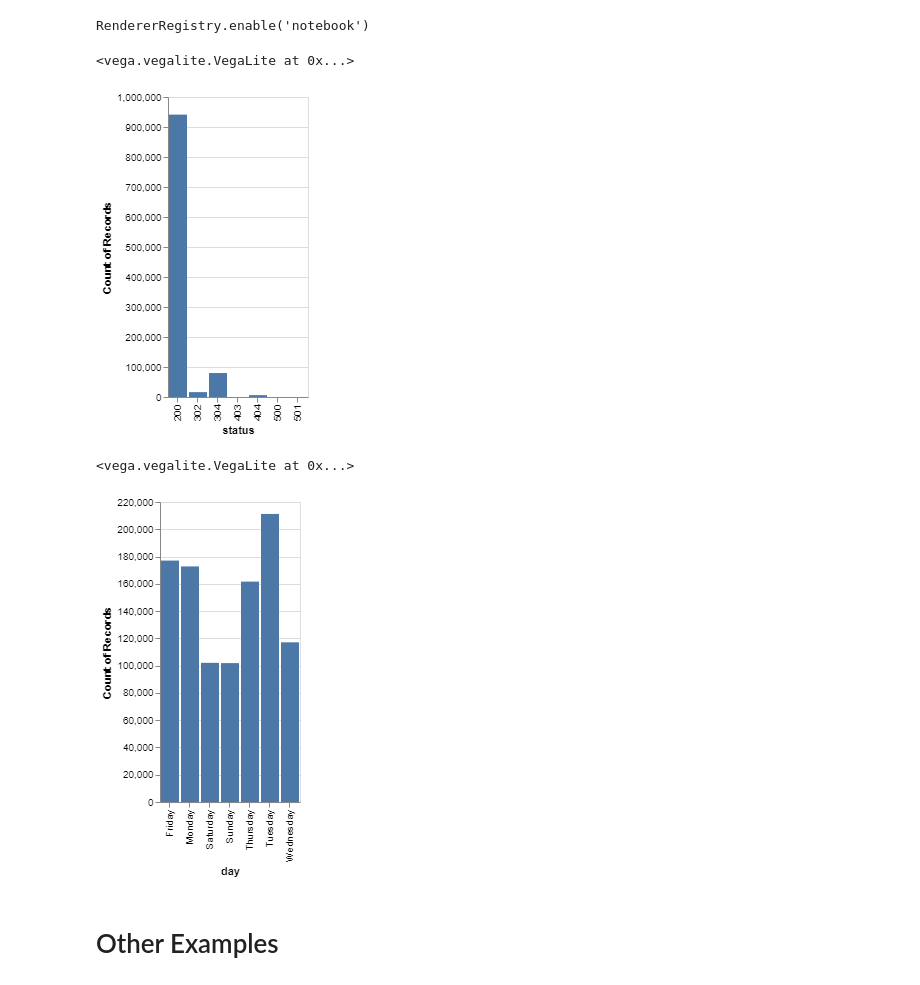
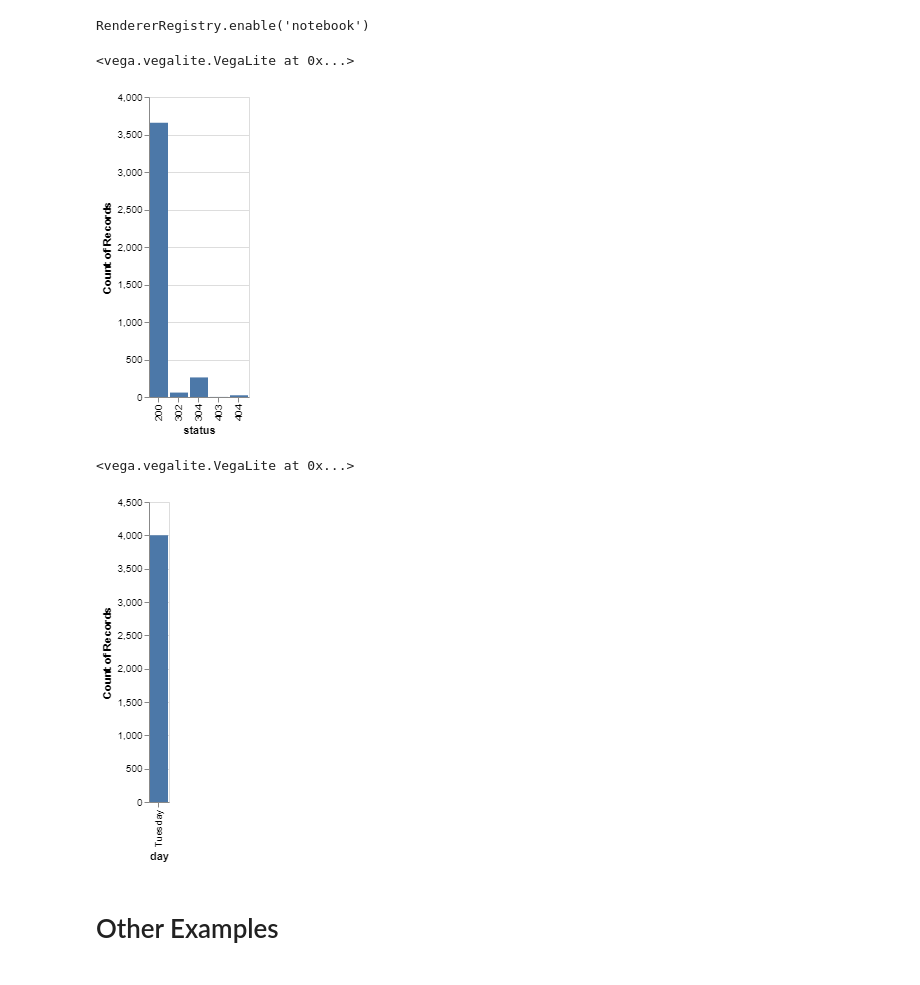
Before and after one commit to kkrathor/JupyterBootcamp, a Jupyter notebook: apache_log_analytics.ipynb, the cells around one changed output. Cells and saved outputs as stored; diff of their text form; code cells hidden in the pictures.

```diff
--- a/apache_log_analytics.ipynb
+++ b/apache_log_analytics.ipynb
@@ -226,18 +227,17 @@ alt.renderers.enable('notebook')
 # %% [output]
 RendererRegistry.enable('notebook')
 # %%
-#testlogs = logs.loc[:4000]
-testlogs = logs
+testlogs = logs.loc[:4000]
 alt.data_transformers.enable('json')
 alt.Chart(testlogs).mark_bar().encode(
     x = 'status',
     y = 'count(*):Q'
 )
 # %% [output]
 <vega.vegalite.VegaLite at 0x...>
-[figure, old version]
+[figure, new version]
 # %%
-testlogs = logs
+testlogs = logs.loc[:4000]
 alt.data_transformers.enable('json')
 alt.Chart(testlogs).mark_bar().encode(
     x = 'day',
@@ -245,7 +245,7 @@ alt.Chart(testlogs).mark_bar().encode(
 )
 # %% [output]
 <vega.vegalite.VegaLite at 0x...>
-[figure, old version]
+[figure, new version]
 # %% [markdown]
 # Other Examples #
 # %%
```
Also changed, not shown: parts of 4 cells of this notebook.
